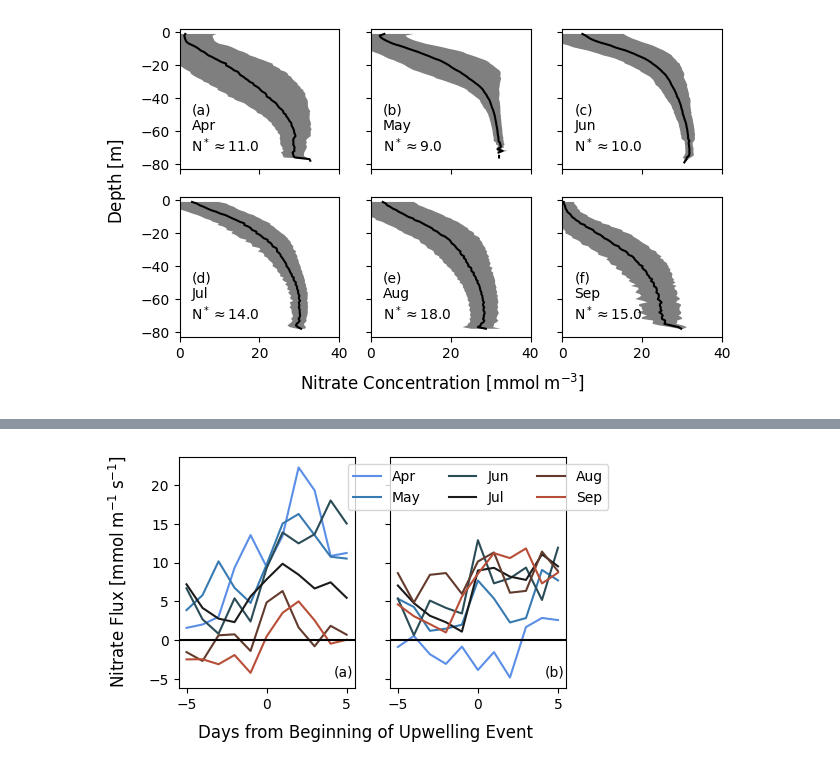
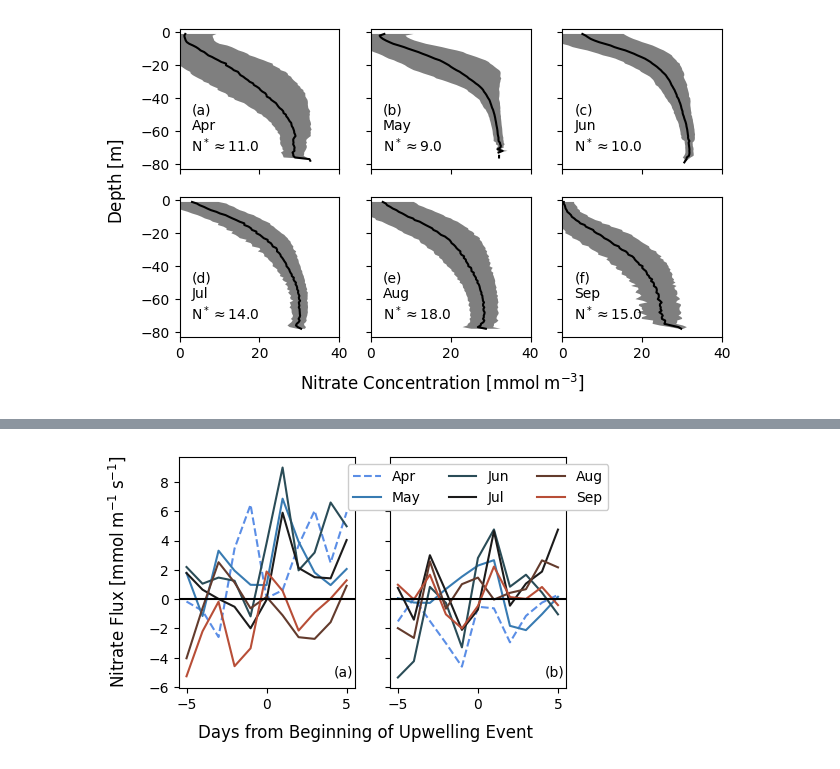
Before and after one commit to andrew-s28/shelf-nitrate-response-to-upwelling, a Jupyter notebook: notebooks/composite_analysis.ipynb, the cells around one changed output, grey strips where cells are left out. Cells and saved outputs as stored; diff of their text form; code cells hidden in the pictures.

```diff
--- a/notebooks/composite_analysis.ipynb
+++ b/notebooks/composite_analysis.ipynb
@@ -35,7 +35,7 @@ OLD_VEL_PATH = list(
 )
 NEW_VEL_PATH = DATA_DIR / "NH10_Mooring_Data/ADCP_NH10_1997_2024_V5.nc"
 
-VELOCITY_VARIABLE = "cs"
+VELOCITY_VARIABLE = "cs_proj"
 # %%
 inner_nitrate = xr.open_dataset(INNER_NITRATE_PATH)
 midshelf_nitrate = xr.open_dataset(MIDSHELF_NITRATE_PATH)
@@ -687,7 +681,7 @@ for i, m in enumerate(composite_midshelf_nitrate_flux_monthly["month"]):
 
         # 20 m to 40 m flux
         data = composite_midshelf_nitrate_flux_monthly.sel(
-            month=m, time=t, depth=slice(20, 60)
+            month=m, time=t, depth=slice(20, 40)
         )
         mask = ~np.isnan(data["mean"])
         data = data.isel(depth=mask)
@@ -703,37 +697,60 @@ for i, m in enumerate(composite_midshelf_nitrate_flux_monthly["month"]):
 # %%
 # c = ['#4477AA', '#EE6677', '#228833', '#CCBB44', '#66CCEE', '#AA3377']
 # cmap = cmo.tools.crop_by_percent(cmo.thermal, 30, which='both')
 # cmap = cmap.from_list('cmap', cmap(np.linspace(0, 1, 11)), 11)
 
 fig, axs = plt.subplots(1, 2, sharex=True, sharey=True, figsize=(5, 3))
 for i, m in enumerate(
     composite_midshelf_nitrate_flux_monthly.sel(month=slice(4, 9))["month"]
 ):
     # data = composite_midshelf_nitrate_flux_monthly.sel(month=m)
-    axs[0].plot(
-        days, flux_60_80[m - 1], color=cmap(i / 6), label=calendar.month_abbr[m.values]
-    )
-    axs[1].plot(
-        days, flux_20_60[m - 1], color=cmap(i / 6), label=calendar.month_abbr[m.values]
-    )
+    if i == 0:
+        axs[0].plot(
+            days,
+            flux_60_80[m - 1],
+            color=cmap(i / 6),
+            label=calendar.month_abbr[m.values],
+            ls="--",
+        )
+        axs[1].plot(
+            days,
+            flux_20_60[m - 1],
+            color=cmap(i / 6),
+            label=calendar.month_abbr[m.values],
+            ls="--",
+        )
+    else:
+        axs[0].plot(
+            days,
+            flux_60_80[m - 1],
+            color=cmap(i / 6),
+            label=calendar.month_abbr[m.values],
+        )
+        axs[1].plot(
+            days,
+            flux_20_60[m - 1],
+            color=cmap(i / 6),
+            label=calendar.month_abbr[m.values],
+        )
 
 axs[0].minorticks_off()
 axs[1].minorticks_off()
 axs[0].axhline(0, color="black")
 axs[1].axhline(0, color="black")
-axs[1].legend(loc="upper center", ncol=3)
+axs[1].legend(loc="upper center", ncol=3, framealpha=1)
 fig.supxlabel("Days from Beginning of Upwelling Event", y=-0.07)
 fig.supylabel("Nitrate Flux [$\\mathsf{mmol \\; m^{-1} \\; s^{-1}}$]", x=-0.02)
 axs[0].annotate("(a)", xy=(0.88, 0.05), xycoords="axes fraction", fontsize=10)
 axs[1].annotate("(b)", xy=(0.88, 0.05), xycoords="axes fraction", fontsize=10)
 
 # reset cmap
-cmap = cmo.tools.crop_by_percent(cmo.balance, 30, which="both")  # type: ignore
-cmap = cmap.from_list("cmap", cmap(np.linspace(0, 1, 11)), 11)
+# cmap = cmo.tools.crop_by_percent(cmo.balance, 30, which="both")  # type: ignore
+# cmap = cmap.from_list("cmap", cmap(np.linspace(0, 1, 11)), 11)
 plt.savefig(
     FIGURES_DIR / "manuscript/layer_cs_nflux.pdf",
     format="pdf",
     bbox_inches="tight",
 )
+# plt.axvline(1)
 # %% [output]
-[figure, old version]
+[figure, new version]
```
Also changed, not shown: parts of 13 cells of this notebook, 1 other file.
